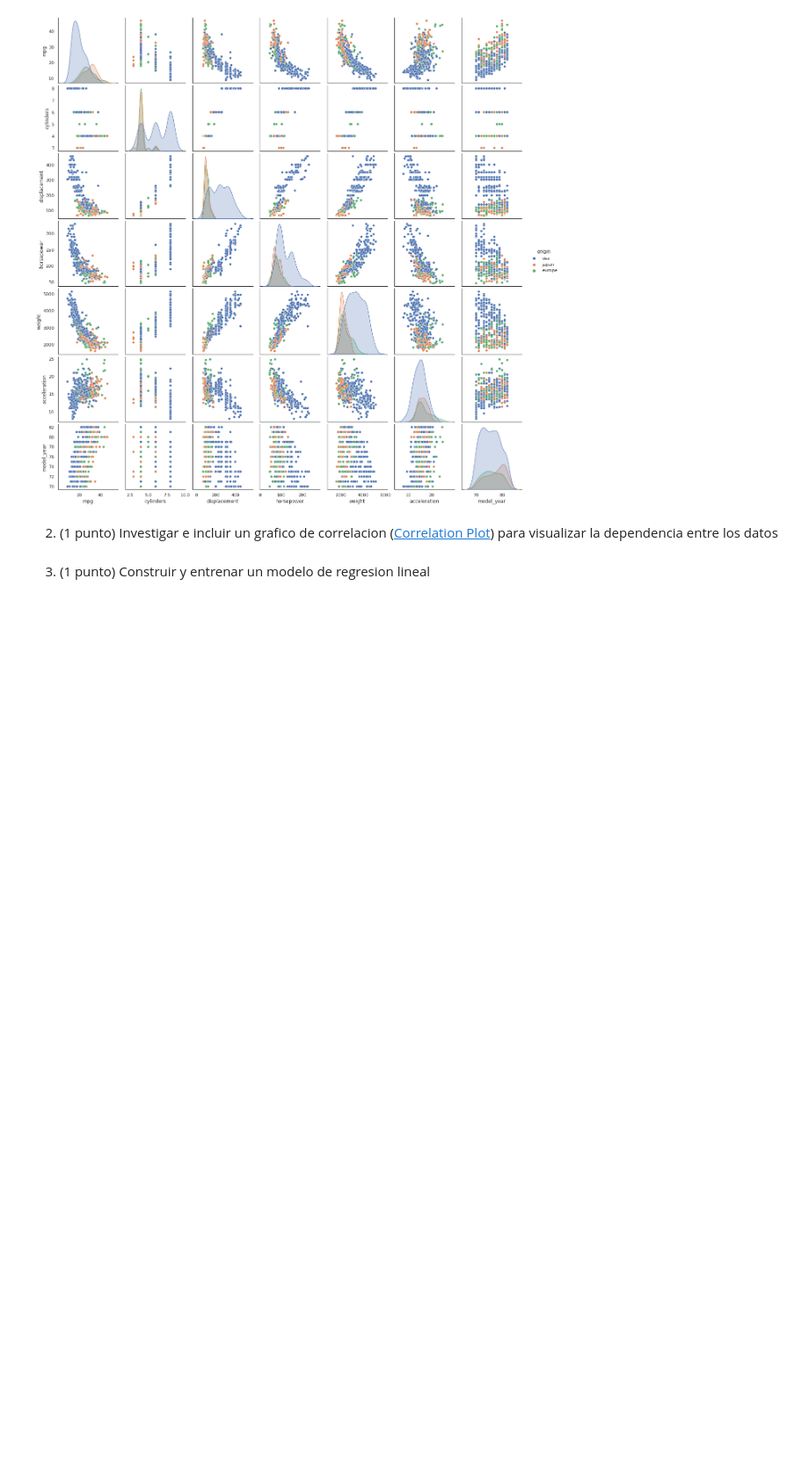
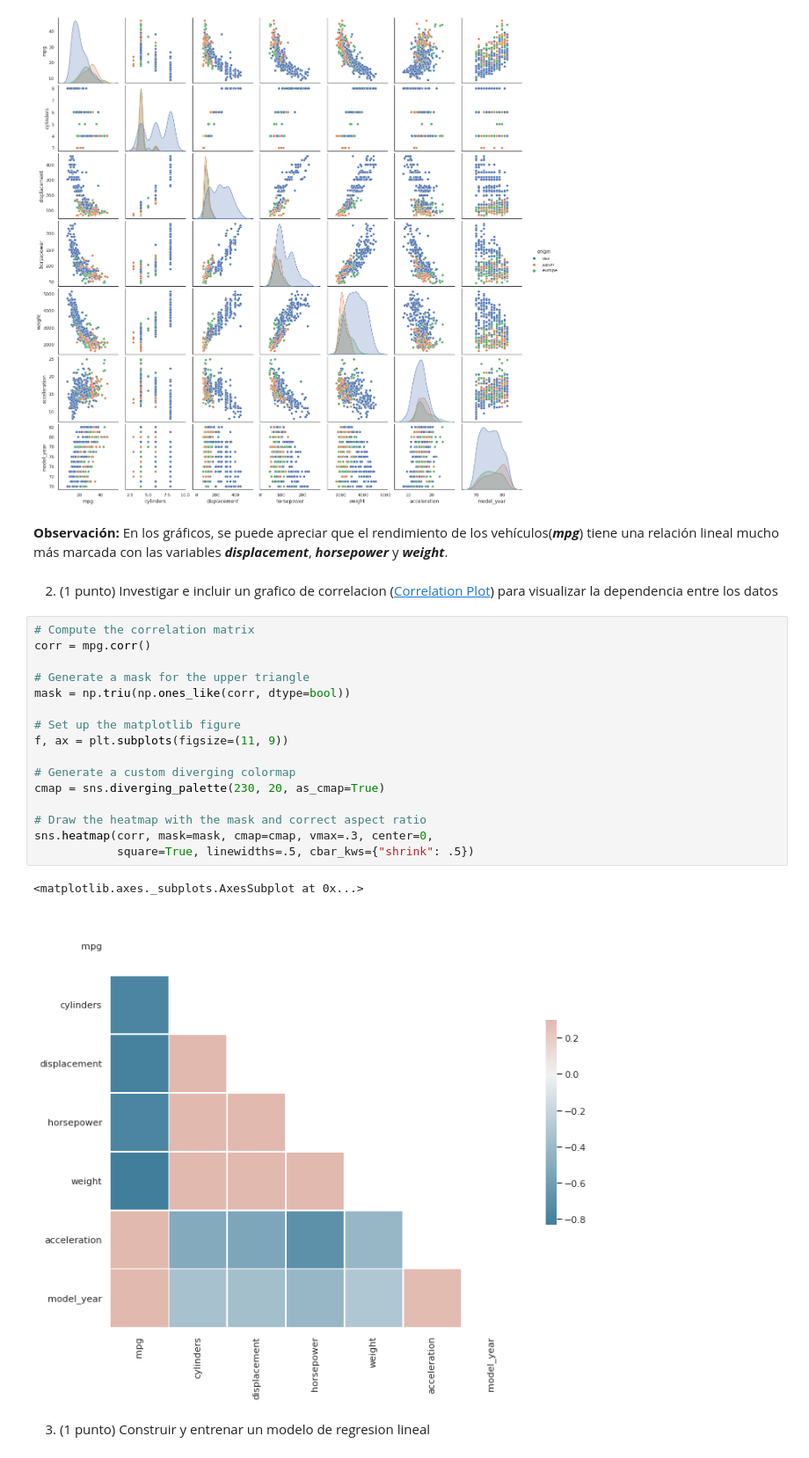
Before and after one commit to VictorSepulveda1994/Minor-Machine-Learning, a Jupyter notebook: S07-Linear-Models/Tarea_regresion_lineal.ipynb, the cells around one changed output. Shown at 88% size. Drawn from its saved outputs; the diff is of its cells as text; blank space fills up the shorter version.

```diff
--- a/S07-Linear-Models/Tarea_regresion_lineal.ipynb
+++ b/S07-Linear-Models/Tarea_regresion_lineal.ipynb
@@ -52,8 +54,29 @@ sns.pairplot(mpg, hue="origin", height=2.5)
 # %% [output]
 <seaborn.axisgrid.PairGrid at 0x...>
 [figure]
+# %% [markdown]
+**Observación:** En los gráficos, se puede apreciar que el rendimiento de los vehículos(***mpg***) tiene una relación lineal mucho más marcada con las variables ***displacement***, ***horsepower*** y ***weight***.
 # %% [markdown]
 2) (1 punto) Investigar e incluir un grafico de correlacion ([Correlation Plot](https://seaborn.pydata.org/examples/many_pairwise_correlations.html)) para visualizar la dependencia entre los datos
+# %%
+# Compute the correlation matrix
+corr = mpg.corr()
+
+# Generate a mask for the upper triangle
+mask = np.triu(np.ones_like(corr, dtype=bool))
+
+# Set up the matplotlib figure
+f, ax = plt.subplots(figsize=(11, 9))
+
+# Generate a custom diverging colormap
+cmap = sns.diverging_palette(230, 20, as_cmap=True)
+
+# Draw the heatmap with the mask and correct aspect ratio
+sns.heatmap(corr, mask=mask, cmap=cmap, vmax=.3, center=0,
+            square=True, linewidths=.5, cbar_kws={"shrink": .5})
+# %% [output]
+<matplotlib.axes._subplots.AxesSubplot at 0x...>
+[figure, added]
 # %% [markdown]
 3) (1 punto) Construir y entrenar un modelo de regresion lineal
 # %% [markdown]
```
Also changed, not shown: parts of 1 cell of this notebook.
